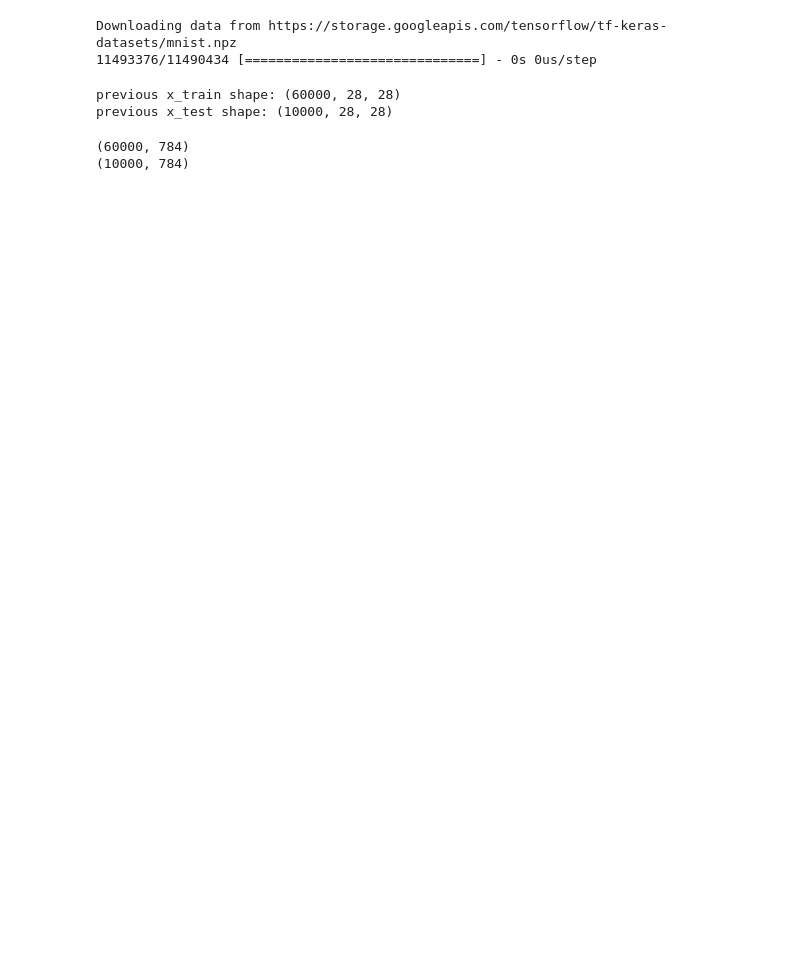
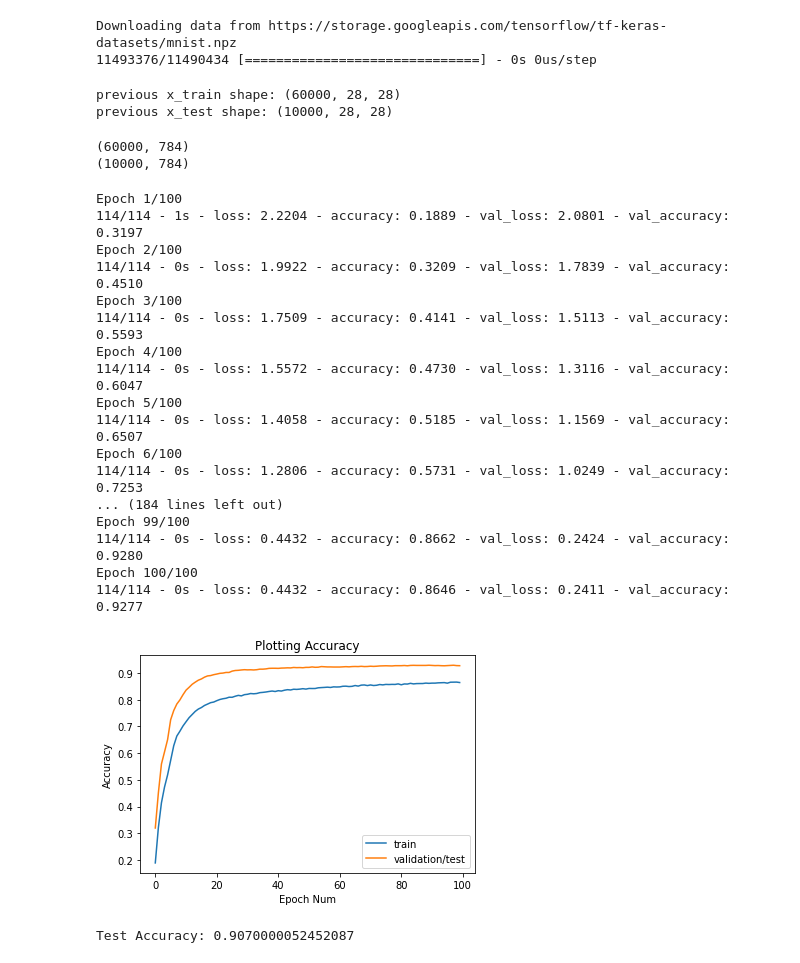
Before and after one commit to bhargavakula01/image-classification-program, a Jupyter notebook: image_classification.ipynb, the cells around one changed output. Saved outputs shown, nothing was run; the diff lists cells and outputs as text; code cells hidden in the pictures; blank space fills up the shorter version.

Commit message:
Fixed errors and was able to print the accuracy of the model :)

```diff
--- a/image_classification.ipynb
+++ b/image_classification.ipynb
@@ -48,3 +48,46 @@ print(x_test.shape)
 
 y_var_train = np_utils.to_categorical(y_train, 10)
 y_var_test = np_utils.to_categorical(y_test, 10)
+# %%
+#developing model
+image_model = Sequential()
+image_model.add(Dense(10, input_shape= (784,)))
+image_model.add(Dropout(rate= 0.2))
+image_model.add(Dense(10, activation= 'relu'))
+image_model.add(Dense(10, activation= 'softmax'))
+
+image_model.compile(optimizer= SGD(), loss='categorical_crossentropy',  metrics= ['accuracy'])
+dlmodel =image_model.fit(x_train, y_var_train, epochs= 100, batch_size= 500, verbose= 2, validation_split=0.05)
+
+plt.plot(dlmodel.history['accuracy'], label= 'train')
+plt.plot(dlmodel.history['val_accuracy'], label= 'validation/test')
+plt.title('Plotting Accuracy')
+plt.xlabel('Epoch Num')
+plt.ylabel('Accuracy')
+plt.legend(loc= 'lower right')
+plt.show()
+# %% [output]
+Epoch 1/100
+114/114 - 1s - loss: 2.2204 - accuracy: 0.1889 - val_loss: 2.0801 - val_accuracy: 0.3197
+Epoch 2/100
+114/114 - 0s - loss: 1.9922 - accuracy: 0.3209 - val_loss: 1.7839 - val_accuracy: 0.4510
+Epoch 3/100
+114/114 - 0s - loss: 1.7509 - accuracy: 0.4141 - val_loss: 1.5113 - val_accuracy: 0.5593
+Epoch 4/100
+114/114 - 0s - loss: 1.5572 - accuracy: 0.4730 - val_loss: 1.3116 - val_accuracy: 0.6047
+Epoch 5/100
+114/114 - 0s - loss: 1.4058 - accuracy: 0.5185 - val_loss: 1.1569 - val_accuracy: 0.6507
+Epoch 6/100
+114/114 - 0s - loss: 1.2806 - accuracy: 0.5731 - val_loss: 1.0249 - val_accuracy: 0.7253
+... (184 lines left out)
+Epoch 99/100
+114/114 - 0s - loss: 0.4432 - accuracy: 0.8662 - val_loss: 0.2424 - val_accuracy: 0.9280
+Epoch 100/100
+114/114 - 0s - loss: 0.4432 - accuracy: 0.8646 - val_loss: 0.2411 - val_accuracy: 0.9277
+[figure, added]
+# %%
+#Printing the accuracy of the model
+overall_acc = image_model.evaluate(x_test, y_var_test, verbose= 0)
+print('Test Accuracy:', overall_acc[1])
+# %% [output]
+Test Accuracy: 0.9070000052452087
```
Also changed, not shown: parts of 1 cell of this notebook.
